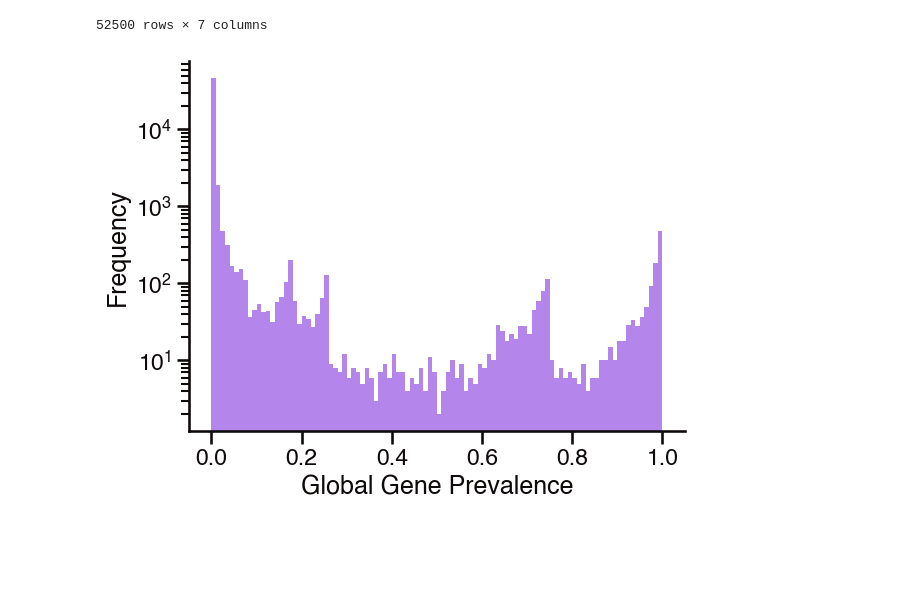
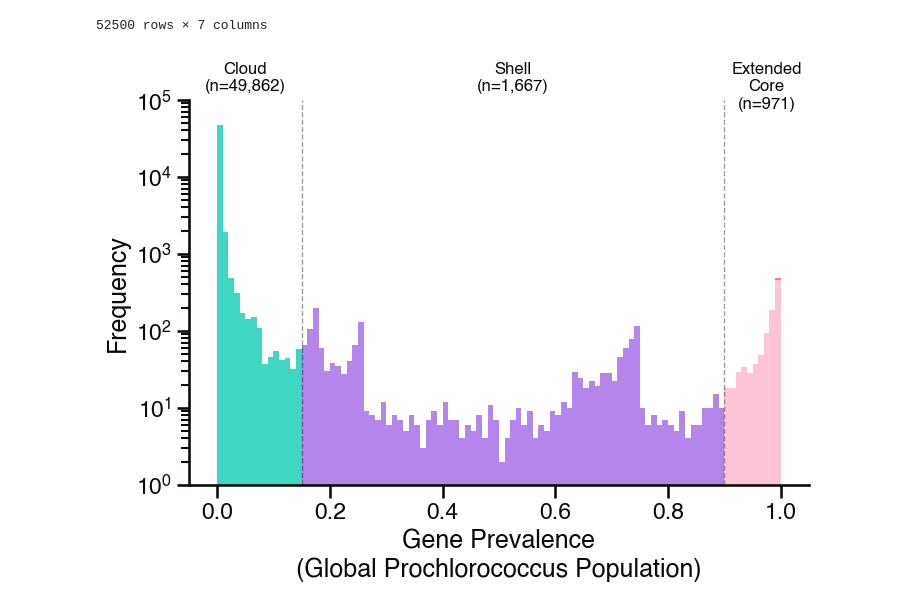
Before and after one commit to blasks/gene-prevalence, a Jupyter notebook: experiments/6-global-estimate.ipynb, the cells around one changed output. Cells and saved outputs as stored; diff of their text form; code cells hidden in the pictures; blank space fills up the shorter version.

```diff
--- a/experiments/6-global-estimate.ipynb
+++ b/experiments/6-global-estimate.ipynb
@@ -125,5 +126,8 @@ pro_cell_counts_df[pro_cell_counts_df["0m'"].notna()]
 # lonhurst provinces shapefile
 longhurst = gpd.read_file(data_dir / "longhurst_v4_2010/Longhurst_world_v4_2010.shp").to_crs("EPSG:4326")
 
+# calculate the area of each lonhurst province in m^2
+longhurst['area_m2'] = longhurst.geometry.to_crs({'proj':'cea'}).area
+
 longhurst
 # %% [output]
@@ -657,6 +677,11 @@ print(f"Total extended core + shell: {counts_df.get('extended core', 0) + counts
 # add counts_df to gene_categories_df
 gene_categories_df['global_pro'] = counts_df
 
+# add global prevalence information to prevalence_df
+prevalence_df['global_pro_prevalence'] = global_prevalence_df.set_index('gene_cluster_id')['prevalence']
+prevalence_df['global_pro_ci_lower'] = global_prevalence_df.set_index('gene_cluster_id')['95%_ci_lower']
+prevalence_df['global_pro_ci_upper'] = global_prevalence_df.set_index('gene_cluster_id')['95%_ci_upper']
+
 # add KEGG function annotation for the majority KEGG accession
 global_prevalence_df = global_prevalence_df.merge(
     cluster_df[['gene_cluster_id', 'KEGG_accession', 'KEGG_function']],
@@ -694,13 +719,60 @@ Total extended core + shell: 2638
 # %%
 # look at distribution of global Pro gene prevalence values
 
-sns.histplot(global_prevalence_df['prevalence'], bins=100, kde=False)
-plt.yscale('log')
-plt.xlabel('Global Gene Prevalence')
-plt.ylabel('Frequency')
+# reuse the same category colors as the composition bar chart
+gene_category_colors = {
+    'core': accent_colors[3],
+    'extended core': accent_colors[8],
+    'shell': accent_colors[0],
+    'cloud': accent_colors[2],
+}
+category_order = ['core', 'extended core', 'shell', 'cloud']
+
+# build figure
+fig, ax = plt.subplots(figsize=(8, 5))
+sns.histplot(
+    data=global_prevalence_df,
+    x='prevalence',
+    hue='gene_category',
+    hue_order=category_order,
+    palette=gene_category_colors,
+    multiple='stack',
+    bins=100,
+    kde=False,
+    legend=False,
+    ax=ax,
+)
+ax.set_yscale('log')
+ax.set_ylim(1, 1.001e5)
+ax.set_xlabel('Gene Prevalence\n(Global Prochlorococcus Population)')
+ax.set_ylabel('Frequency')
+
+# mark category thresholds (0 and 1.0 boundaries coincide with the plot edges)
+for threshold in [0.15, 0.9]:
+    plt.axvline(threshold, color=line_color, linestyle='--', linewidth=1, alpha=0.4)
+
+# annotate gene categories and sizes
+regions = [
+    ('cloud', -0.05, 0.15),
+    ('shell', 0.15, 0.9),
+    ('extended core', 0.9, 1.05),
+]
+for cat, xmin, xmax in regions:
+    x_center = (xmin + xmax) / 2
+    count = counts_df[cat]
+    if cat == 'extended core':
+        count += counts_df['core']
+        cat = 'Extended\nCore'
+    else:
+        cat = cat.capitalize()
+    ax.text(
+        x_center, 1.1, f'{cat}\n(n={count:,})',ha='center', va='top', fontsize=12,
+        transform=ax.get_xaxis_transform(), clip_on=False,
+    )
+
 plt.show()
 # %% [output]
-[figure, old version]
+[figure, new version]
 # %%
 # look at composition of clade gene categories in comparison with global pro gene categories
 
```
Also changed, not shown: parts of 8 cells of this notebook.
